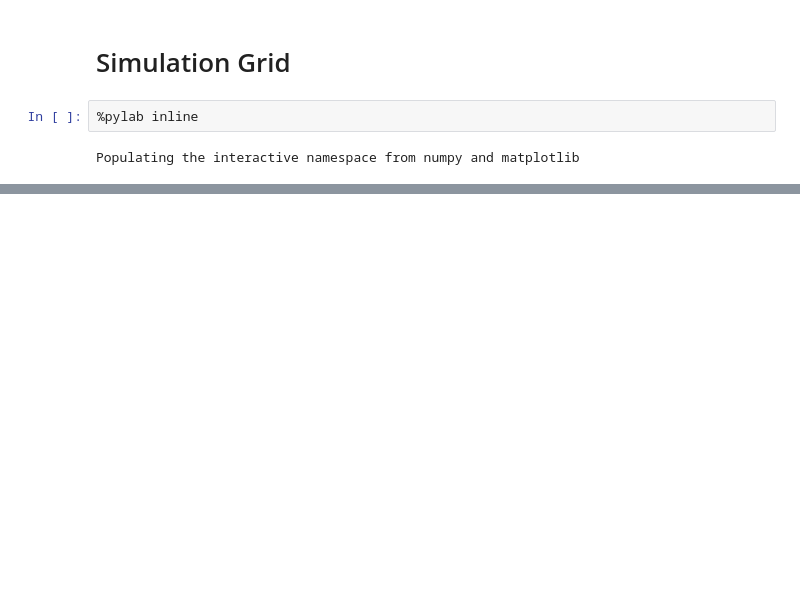
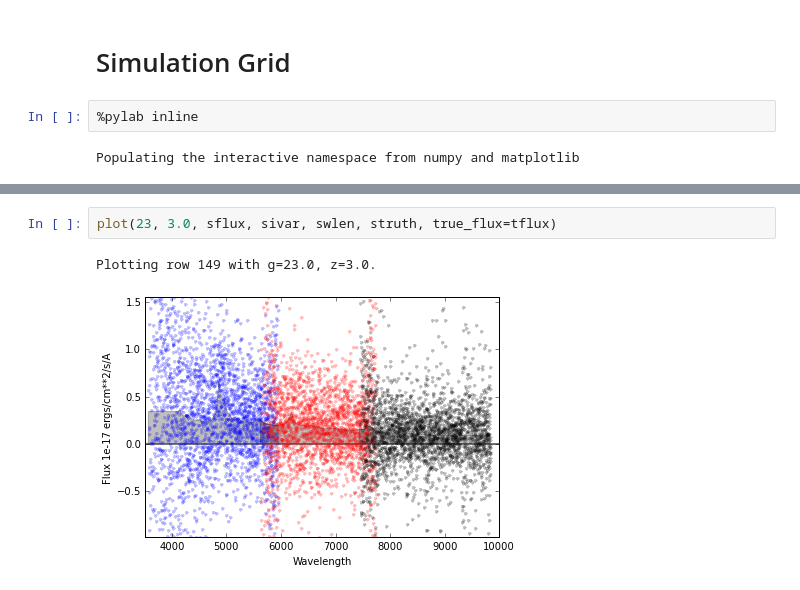
Before and after one commit to dkirkby/ArgonneLymanAlpha, a Jupyter notebook: notebooks/SimulationGrid.ipynb, the cells around one changed output, grey strips where cells are left out. Saved outputs shown, nothing was run; the diff lists cells and outputs as text; blank space fills up the shorter version.

```diff
--- a/notebooks/SimulationGrid.ipynb
+++ b/notebooks/SimulationGrid.ipynb
@@ -71,0 +110,5 @@ g = 23.00, z = 2.40
+# %%
+plot(23, 3.0, sflux, sivar, swlen, struth, true_flux=tflux)
+# %% [output]
+Plotting row 149 with g=23.0, z=3.0.
+[figure, added]
```
Also changed, not shown: parts of 20 cells of this notebook.
